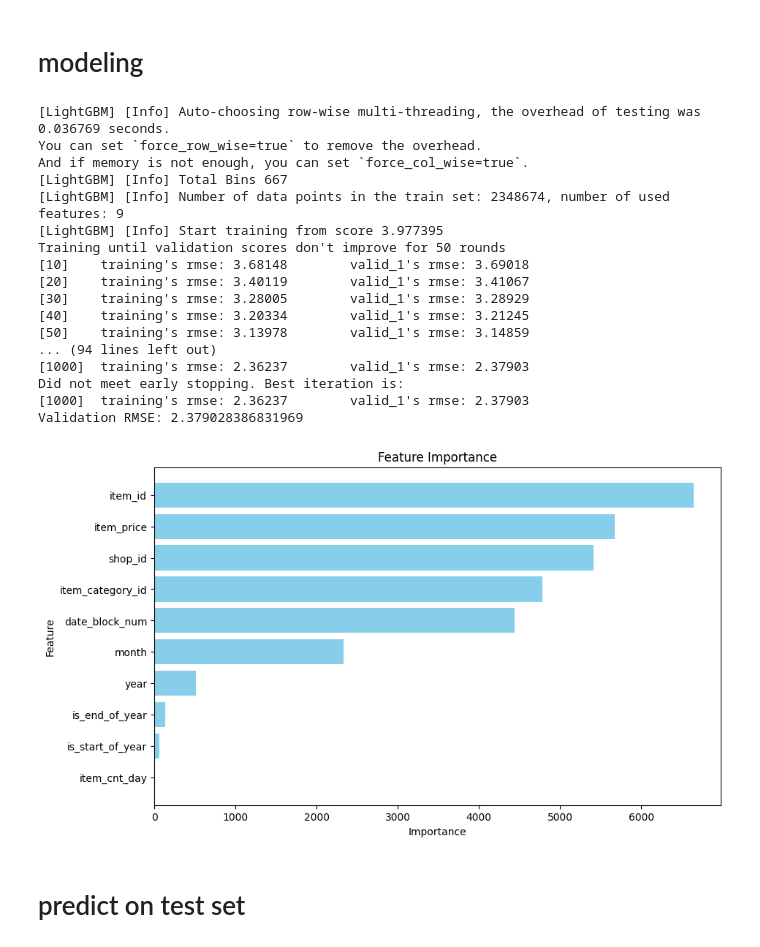
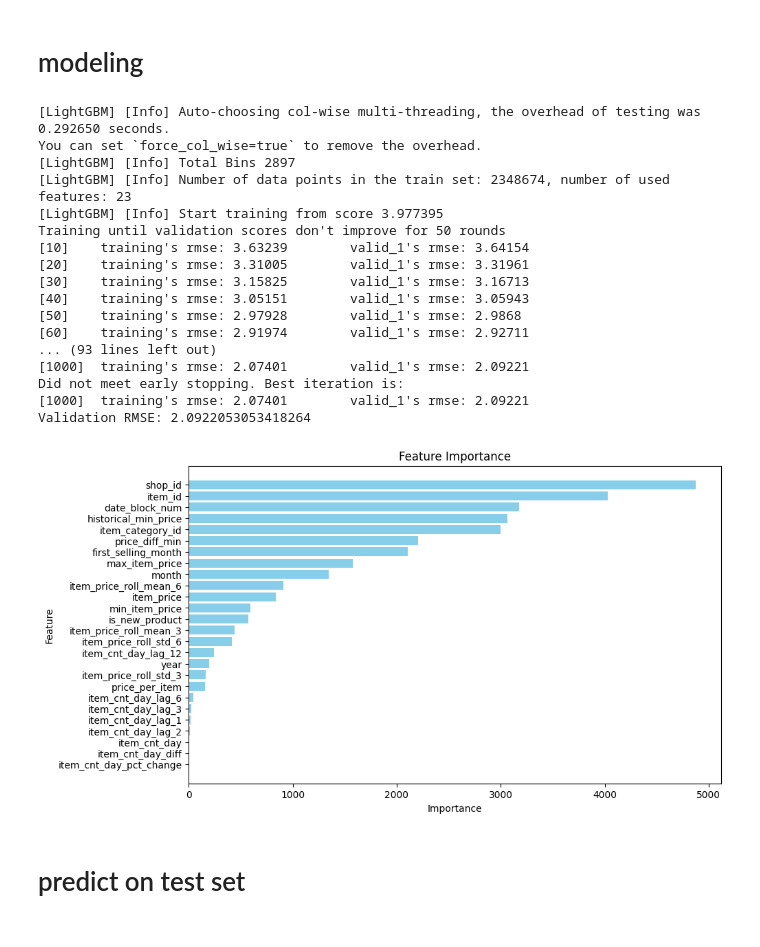
Before and after one commit to vanezp01/datalabs, a Jupyter notebook: predict-future-sales.ipynb, the cells around one changed output. Saved outputs shown, nothing was run; the diff lists cells and outputs as text; code cells hidden in the pictures.

```diff
--- a/predict-future-sales.ipynb
+++ b/predict-future-sales.ipynb
@@ -284,9 +361,10 @@ def preprocess_data(train, test, target_var='item_cnt_month'):
         if col != target_var:
             combined[col].fillna(combined[col].mean(), inplace=True)
 
-    # Convert float columns to int64 (except target variable)
-    for col in combined.select_dtypes(include='float').columns:
-        if col != target_var:  # Skip conversion for the target variable
+    # Convert specific columns to int64
+    int_columns = ['date_block_num', 'shop_id', 'item_id', 'item_category_id', 'first_selling_month', 'is_new_product']
+    for col in int_columns:
+        if col in combined.columns:
             combined[col] = combined[col].astype('int64')
 
     # Split back into train and test
@@ -295,5 +373,6 @@ def preprocess_data(train, test, target_var='item_cnt_month'):
 
     return train, test
 
+# Preprocess the data
 train, test = preprocess_data(train, test)
 # %%
@@ -428,8 +410,35 @@ from sklearn.model_selection import train_test_split
 from sklearn.metrics import mean_squared_error
 
 # Features and target
-features = ["date_block_num", "shop_id", "item_id", "item_price", "item_cnt_day",
-            "item_category_id", "year", "month", "is_start_of_year", "is_end_of_year"]
+features = [
+    'date_block_num',
+    'shop_id',
+    'item_id',
+    'item_price',
+    'item_cnt_day',
+    'item_category_id',
+    'year',
+    'month',
+    'price_per_item',
+    'historical_min_price',
+    'price_diff_min',
+    'first_selling_month',
+    'is_new_product',
+    'item_price_roll_mean_3',
+    'item_price_roll_mean_6',
+    'item_price_roll_std_3',
+    'item_price_roll_std_6',
+    'min_item_price',
+    'max_item_price',
+    'item_cnt_day_lag_1',
+    'item_cnt_day_lag_2',
+    'item_cnt_day_lag_3',
+    'item_cnt_day_lag_6',
+    'item_cnt_day_lag_12',
+    'item_cnt_day_diff',
+    'item_cnt_day_pct_change'
+]
+
 target = "item_cnt_month"
 
 # Splitting data into train and validation sets
@@ -464,48 +473,48 @@ model = lgb.train(
         lgb.early_stopping(stopping_rounds=50),  # Early stopping after 50 rounds without improvement
         lgb.log_evaluation(period=10)           # Log evaluation every 10 rounds
     ]
 )
 
 # Predict on validation set
 y_pred = model.predict(X_valid, num_iteration=model.best_iteration)
 rmse = np.sqrt(mean_squared_error(y_valid, y_pred))
 print(f"Validation RMSE: {rmse}")
 
 # Feature importance
 importance = model.feature_importance(importance_type="split")
 feature_names = X_train.columns
 feature_importance = pd.DataFrame({
     "Feature": feature_names,
     "Importance": importance
 }).sort_values(by="Importance", ascending=False)
 
 # Plot feature importance
 plt.figure(figsize=(10, 6))
 plt.barh(feature_importance["Feature"], feature_importance["Importance"], color="skyblue")
 plt.xlabel("Importance")
 plt.ylabel("Feature")
 plt.title("Feature Importance")
 plt.gca().invert_yaxis()
 plt.show()
 # %% [output]
-[LightGBM] [Info] Auto-choosing row-wise multi-threading, the overhead of testing was 0.036769 seconds.
-You can set `force_row_wise=true` to remove the overhead.
-And if memory is not enough, you can set `force_col_wise=true`.
-[LightGBM] [Info] Total Bins 667
-[LightGBM] [Info] Number of data points in the train set: 2348674, number of used features: 9
+[LightGBM] [Info] Auto-choosing col-wise multi-threading, the overhead of testing was 0.292650 seconds.
+You can set `force_col_wise=true` to remove the overhead.
+[LightGBM] [Info] Total Bins 2897
+[LightGBM] [Info] Number of data points in the train set: 2348674, number of used features: 23
 [LightGBM] [Info] Start training from score 3.977395
 Training until validation scores don't improve for 50 rounds
-[10]    training's rmse: 3.68148        valid_1's rmse: 3.69018
-[20]    training's rmse: 3.40119        valid_1's rmse: 3.41067
-[30]    training's rmse: 3.28005        valid_1's rmse: 3.28929
-[40]    training's rmse: 3.20334        valid_1's rmse: 3.21245
-[50]    training's rmse: 3.13978        valid_1's rmse: 3.14859
-... (94 lines left out)
-[1000]  training's rmse: 2.36237        valid_1's rmse: 2.37903
+[10]    training's rmse: 3.63239        valid_1's rmse: 3.64154
+[20]    training's rmse: 3.31005        valid_1's rmse: 3.31961
+[30]    training's rmse: 3.15825        valid_1's rmse: 3.16713
+[40]    training's rmse: 3.05151        valid_1's rmse: 3.05943
+[50]    training's rmse: 2.97928        valid_1's rmse: 2.9868
+[60]    training's rmse: 2.91974        valid_1's rmse: 2.92711
+... (93 lines left out)
+[1000]  training's rmse: 2.07401        valid_1's rmse: 2.09221
 Did not meet early stopping. Best iteration is:
-[1000]  training's rmse: 2.36237        valid_1's rmse: 2.37903
-Validation RMSE: 2.379028386831969
+[1000]  training's rmse: 2.07401        valid_1's rmse: 2.09221
+Validation RMSE: 2.0922053053418264
-[figure, old version]
+[figure, new version]
 # %% [markdown]
 # predict on test set
 # %%
```
Also changed, not shown: parts of 12 cells of this notebook.
